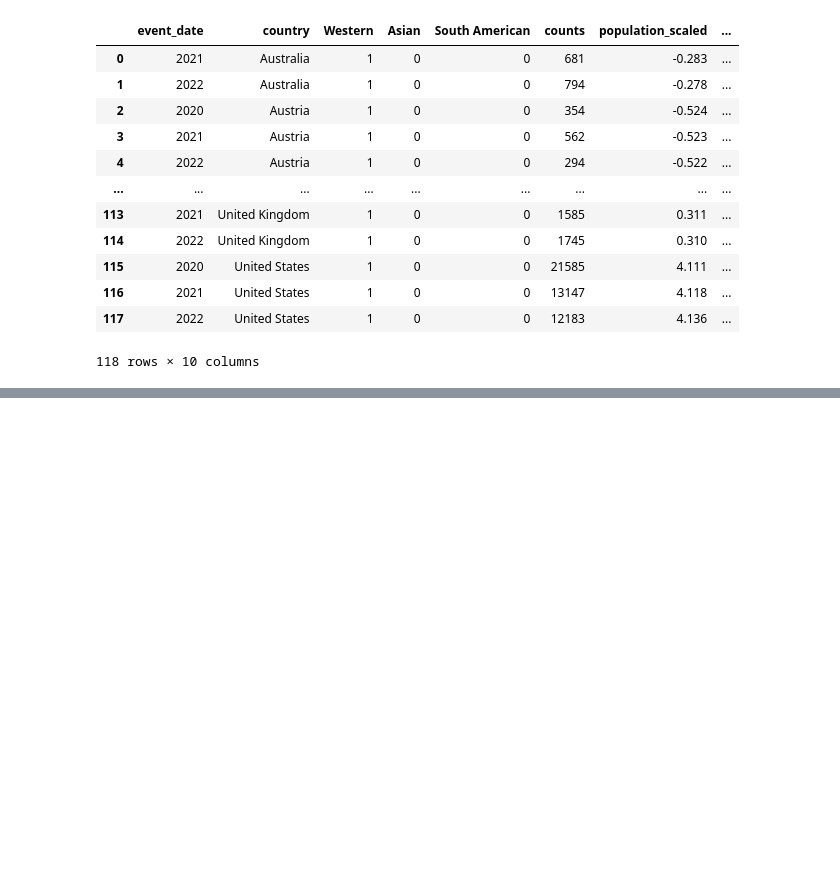
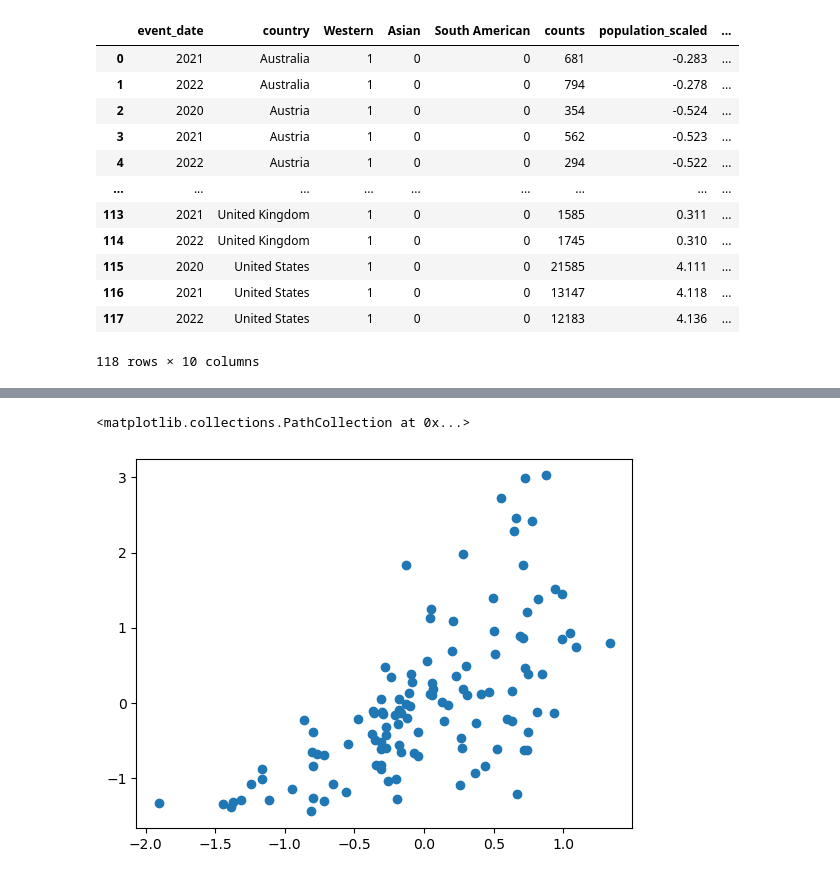
Before and after one commit to melodyyu754/belgium-doc-tracker, a Jupyter notebook: EDA/first_ml_model.ipynb, the cells around one changed output, grey strips where cells are left out. Cells and saved outputs as stored; diff of their text form; code cells hidden in the pictures; blank space fills up the shorter version.

Commit message:
not sure what i did well find out

```diff
--- a/EDA/first_ml_model.ipynb
+++ b/EDA/first_ml_model.ipynb
@@ -100,0 +103,23 @@ The default value of numeric_only in DataFrame.corr is deprecated. In a future v
+# %%
+
+from sklearn.preprocessing import PolynomialFeatures
+
+#selecting my features for my X matrix
+X = df_scaled[['public_trust_percentage_scaled', 'gdp_per_capita_scaled', 'Western', 'Asian', 'South American', 'population_scaled']]
+X['public_trust_x_gdp_per_capita'] = X['public_trust_percentage_scaled'] * X['gdp_per_capita_scaled']
+
+y = df_scaled['events_per_capita_scaled']
+
+# polynomial features to the 3rd degree
+poly_features = PolynomialFeatures(degree=3)
+X_poly = poly_features.fit_transform(X[['public_trust_percentage_scaled', 'gdp_per_capita_scaled', 'population_scaled']])  # Apply only to public_trust
+X_poly = np.concatenate((X_poly, X[['Western', 'Asian', 'South American']]), axis=1)
+# what each column in X_poly corresponds to:
+    # 1, public trust, gdp per capita, population, public trust ^ 2, public trust x gdp per capita, public trust x population, gdp per cpaita ^ 2, gdp per capita * population, population ^ 2, public trust ^ 3, public trust ^ 2 * gdp per capita, public trust ^ 2 * population, gdp per capita ^ 2 * public trust, gdp per capita * population * public trust, public trust * population ^ 2, gdp ^ 3, gdp ^ 2 * population, population ^ 2 * gdp, population ^ 3
+
+# create and fit model
+lobf = linear_regression(X_poly, y)
+predictions = linreg_predict(X_poly, y, lobf)
+
+# --- Predict and Evaluate ---
+print("mse:", predictions['mse'], ", r2:", predictions['r2'])
@@ -101 +133,6 @@ The default value of numeric_only in DataFrame.corr is deprecated. In a future v
+# %%
+plt.scatter(x=predictions['ypreds'], y=y)
+# %% [output]
+<matplotlib.collections.PathCollection at 0x...>
+[figure, added]
 # %%
```
Also changed, not shown: parts of 16 cells of this notebook.
